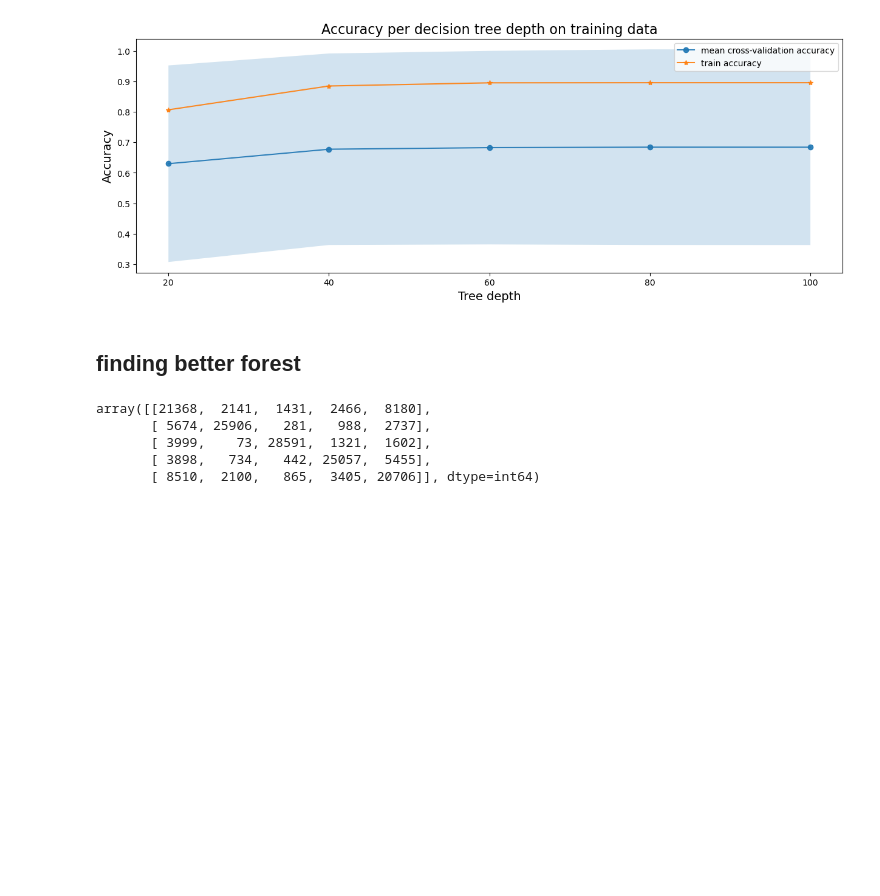
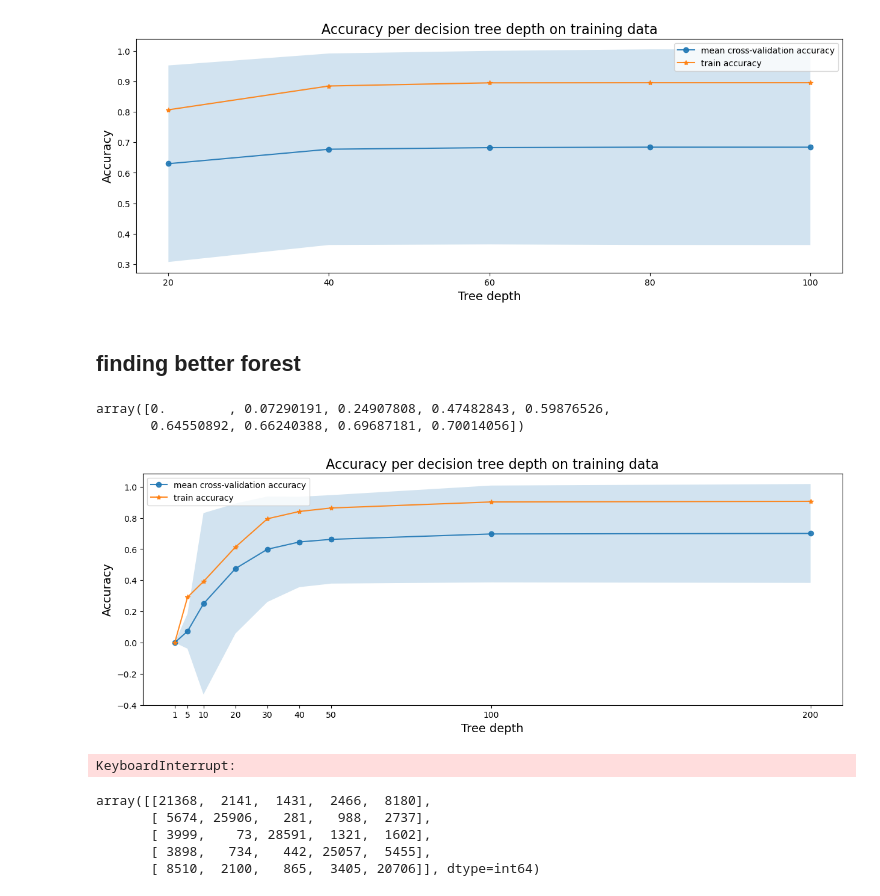
Before and after one commit to ris3abh/Sentencing-prediction-on-docket-data, a Jupyter notebook: models/random_forest.ipynb, the cells around one changed output. Drawn from its saved outputs; the diff is of its cells as text; code cells hidden in the pictures; blank space fills up the shorter version.

```diff
--- a/models/random_forest.ipynb
+++ b/models/random_forest.ipynb
@@ -161,7 +204,7 @@ plot_cross_validation_on_trees(sm_tree_depths, sm_cv_scores_mean, sm_cv_scores_s
 ## finding better forest
 # %%
 # function for fitting trees of various depths on the training data using cross-validation
-def run_cross_validation_on_trees(X, y, tree_depths, cv=5, scoring='accuracy'):
+def run_cross_validation_on_forest(X, y, tree_depths, cv=5, scoring='accuracy'):
     cv_scores_list = []
     cv_scores_std = []
     cv_scores_mean = []
@@ -179,7 +222,26 @@ def run_cross_validation_on_trees(X, y, tree_depths, cv=5, scoring='accuracy'):
     return cv_scores_mean, cv_scores_std, accuracy_scores
 # %%
 sm_forest_depths = [1,5,10,20,30,40,50,100,200,]
-sm_cv_scores_mean, sm_cv_scores_std, sm_accuracy_scores = run_cross_validation_on_trees(X_train, y_train, sm_forest_depths)
+sm_cv_scores_mean, sm_cv_scores_std, sm_accuracy_scores = run_cross_validation_on_forest(X_train, y_train, sm_forest_depths)
+# %%
+sm_cv_scores_mean
+# %% [output]
+array([0.        , 0.07290191, 0.24907808, 0.47482843, 0.59876526,
+       0.64550892, 0.66240388, 0.69687181, 0.70014056])
+# %%
+# plotting accuracy
+plot_cross_validation_on_trees(sm_forest_depths, sm_cv_scores_mean, sm_cv_scores_std, sm_accuracy_scores,
+                               'Accuracy per decision tree depth on training data')
+# %% [output]
+[figure, added]
+# %%
+sm_forest_depths = [60,70,80]
+sm_cv_scores_mean, sm_cv_scores_std, sm_accuracy_scores = run_cross_validation_on_forest(X_train, y_train, sm_forest_depths)
+# plotting accuracy
+plot_cross_validation_on_trees(sm_forest_depths, sm_cv_scores_mean, sm_cv_scores_std, sm_accuracy_scores,
+                               'Accuracy per decision tree depth on training data')
+# %% [output]
+KeyboardInterrupt:
 # %%
 matrix = confusion_matrix(y_test.argmax(axis=1), predictions.argmax(axis=1))
 matrix
```
Also changed, not shown: parts of 7 cells of this notebook.
